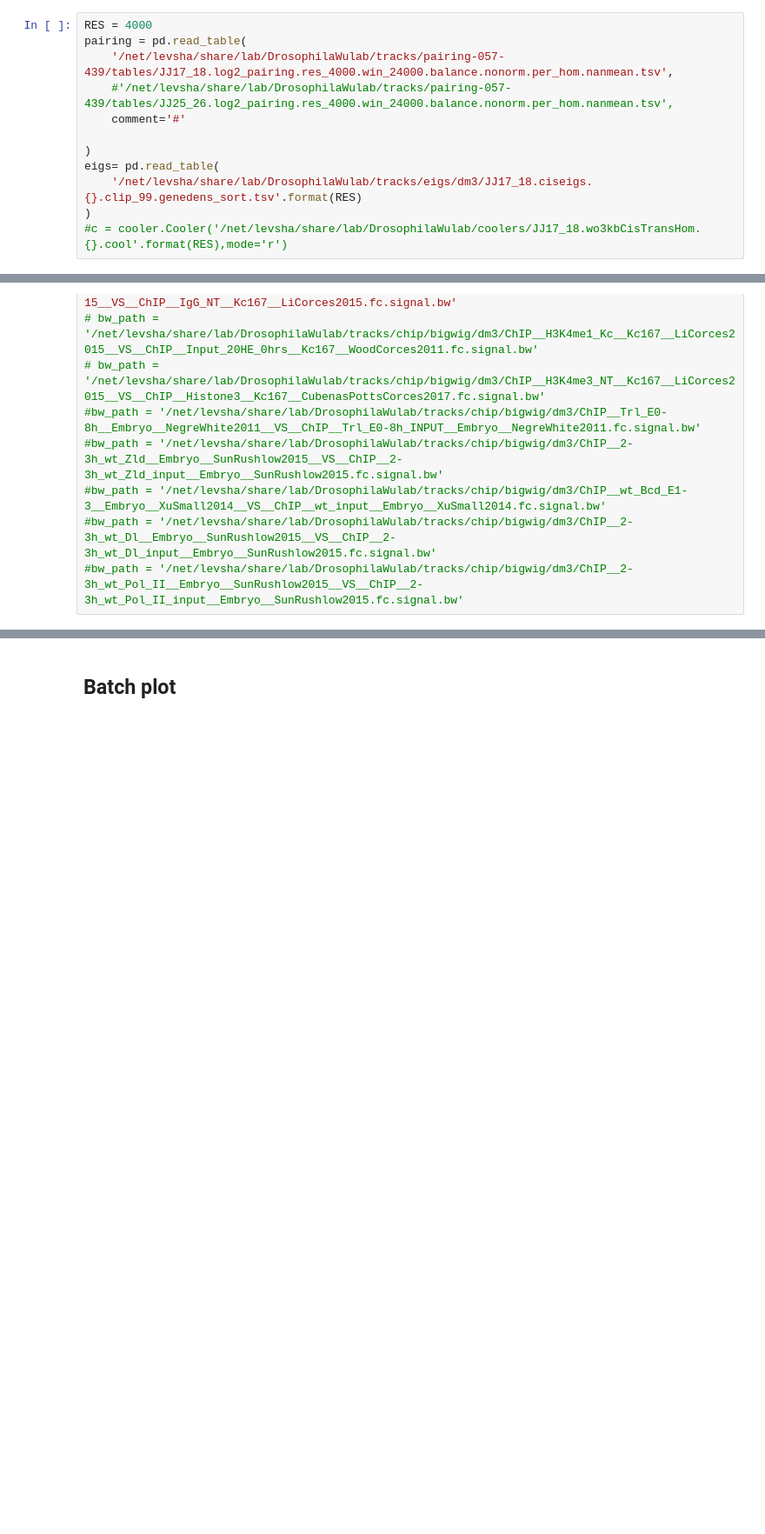
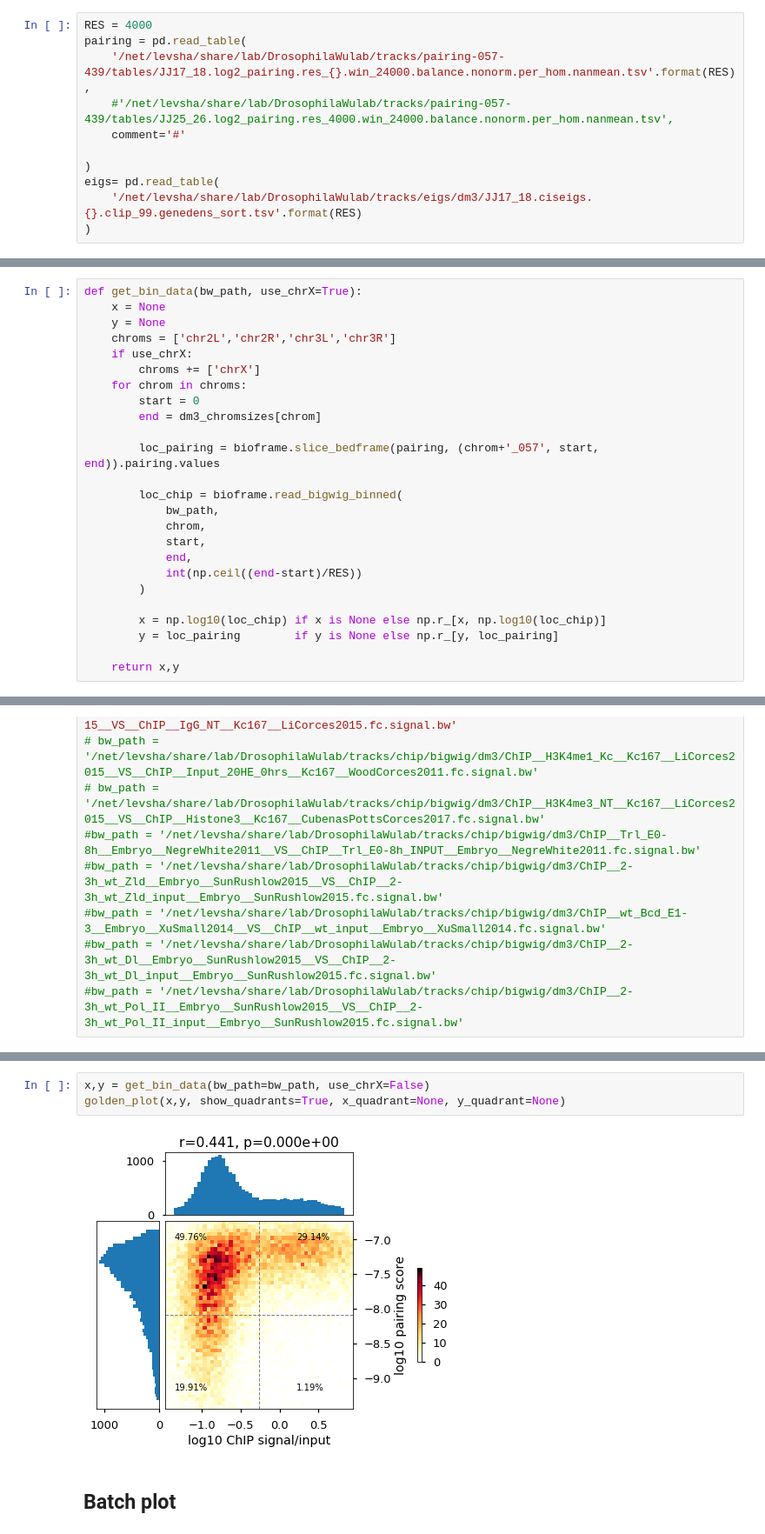
Before and after one commit to golobor/homolog-pairing, a Jupyter notebook: 2018-02-14-golden-plotter.ipynb, the cells around one changed output, grey strips where cells are left out. Shown at 87% size. Drawn from its saved outputs; the diff is of its cells as text; blank space fills up the shorter version.

Commit message:
fix quadrants, add batch plot

```diff
--- a/2018-02-14-golden-plotter.ipynb
+++ b/2018-02-14-golden-plotter.ipynb
@@ -118,7 +120,7 @@ dm3_057_439_chromsizes = bioframe.read_chromsizes(
 # %%
 RES = 4000
 pairing = pd.read_table(
-    '/net/levsha/share/lab/DrosophilaWulab/tracks/pairing-057-439/tables/JJ17_18.log2_pairing.res_4000.win_24000.balance.nonorm.per_hom.nanmean.tsv',
+    '/net/levsha/share/lab/DrosophilaWulab/tracks/pairing-057-439/tables/JJ17_18.log2_pairing.res_{}.win_24000.balance.nonorm.per_hom.nanmean.tsv'.format(RES),
     #'/net/levsha/share/lab/DrosophilaWulab/tracks/pairing-057-439/tables/JJ25_26.log2_pairing.res_4000.win_24000.balance.nonorm.per_hom.nanmean.tsv',
     comment='#'
 
@@ -126,4 +128,3 @@ pairing = pd.read_table(
 eigs= pd.read_table(
     '/net/levsha/share/lab/DrosophilaWulab/tracks/eigs/dm3/JJ17_18.ciseigs.{}.clip_99.genedens_sort.tsv'.format(RES)
 )
-#c = cooler.Cooler('/net/levsha/share/lab/DrosophilaWulab/coolers/JJ17_18.wo3kbCisTransHom.{}.cool'.format(RES),mode='r')
@@ -129,0 +133,25 @@ eigs= pd.read_table(
+# %%
+def get_bin_data(bw_path, use_chrX=True):
+    x = None
+    y = None
+    chroms = ['chr2L','chr2R','chr3L','chr3R']
+    if use_chrX:
+        chroms += ['chrX']
+    for chrom in chroms:
+        start = 0
+        end = dm3_chromsizes[chrom]
+
+        loc_pairing = bioframe.slice_bedframe(pairing, (chrom+'_057', start, end)).pairing.values
+
+        loc_chip = bioframe.read_bigwig_binned(
+            bw_path,
+            chrom,
+            start,
+            end,
+            int(np.ceil((end-start)/RES))
+        )
+
+        x = np.log10(loc_chip) if x is None else np.r_[x, np.log10(loc_chip)]
+        y = loc_pairing        if y is None else np.r_[y, loc_pairing]
+
+    return x,y
@@ -239,2 +244,7 @@ plt.yticks([])
+# %%
+x,y = get_bin_data(bw_path=bw_path, use_chrX=False)
+golden_plot(x,y, show_quadrants=True, x_quadrant=None, y_quadrant=None)
+# %% [output]
+[figure, added]
 # %% [markdown]
 ## Batch plot
```
Also changed, not shown: parts of 13 cells of this notebook.
